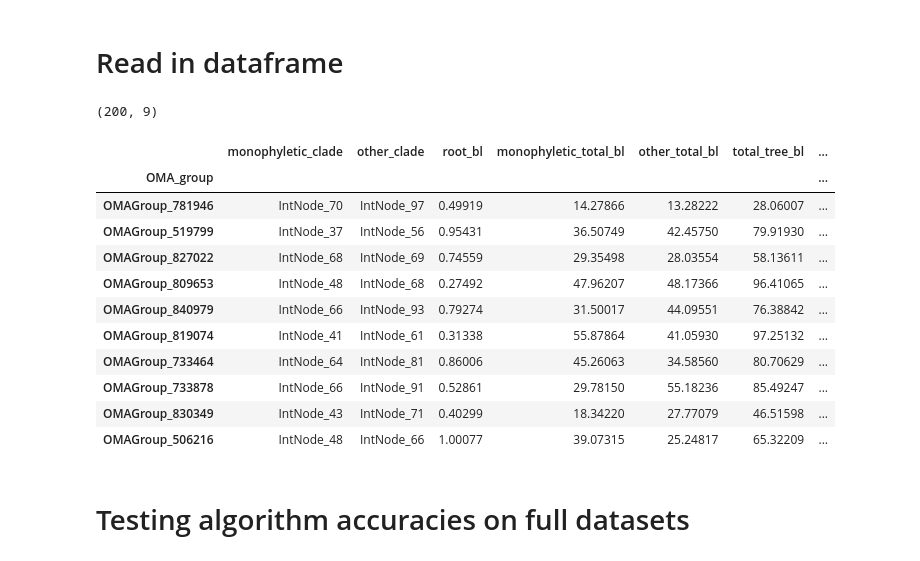
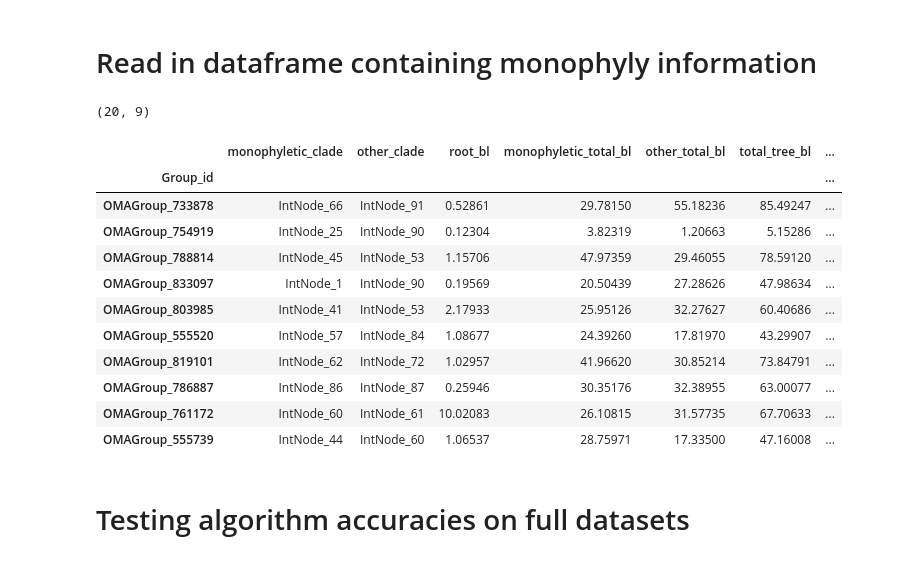
Before and after one commit to adamhockenberry/tree-rooting, a Jupyter notebook: Code/test_performance_systematic_OMA.ipynb, the cells around one changed output. Cells and saved outputs as stored; diff of their text form; code cells hidden in the pictures.

```diff
--- a/Code/test_performance_systematic_OMA.ipynb
+++ b/Code/test_performance_systematic_OMA.ipynb
@@ -11,25 +11,26 @@ from matplotlib import pyplot as plt
 
 from scipy import stats
 # %% [markdown]
-# Read in dataframe
+# Read in dataframe containing monophyly information
 # %%
-monophyly_df = pd.read_csv('../Data/tree_monophyly.csv', index_col='OMA_group')
+monophyly_df = pd.read_csv('../Data/OMA_group_data/eukaryotes/tree_monophyly.csv', index_col='Group_id')
+# monophyly_df = pd.read_csv('../Data/Tria_et_al_data/eukaryotes/tree_monophyly.csv', index_col='Group_id')
 print(monophyly_df.shape)
 monophyly_df.head(n=10)
 # %% [output]
-(200, 9)
+(20, 9)
 |  | monophyletic_clade | other_clade | root_bl | monophyletic_total_bl | other_total_bl | total_tree_bl | ... |
-| OMA_group |  |  |  |  |  |  | ... |
-| OMAGroup_781946 | IntNode_70 | IntNode_97 | 0.49919 | 14.27866 | 13.28222 | 28.06007 | ... |
-| OMAGroup_519799 | IntNode_37 | IntNode_56 | 0.95431 | 36.50749 | 42.45750 | 79.91930 | ... |
-| OMAGroup_827022 | IntNode_68 | IntNode_69 | 0.74559 | 29.35498 | 28.03554 | 58.13611 | ... |
-| OMAGroup_809653 | IntNode_48 | IntNode_68 | 0.27492 | 47.96207 | 48.17366 | 96.41065 | ... |
-| OMAGroup_840979 | IntNode_66 | IntNode_93 | 0.79274 | 31.50017 | 44.09551 | 76.38842 | ... |
-| OMAGroup_819074 | IntNode_41 | IntNode_61 | 0.31338 | 55.87864 | 41.05930 | 97.25132 | ... |
-| OMAGroup_733464 | IntNode_64 | IntNode_81 | 0.86006 | 45.26063 | 34.58560 | 80.70629 | ... |
+| Group_id |  |  |  |  |  |  | ... |
 | OMAGroup_733878 | IntNode_66 | IntNode_91 | 0.52861 | 29.78150 | 55.18236 | 85.49247 | ... |
-| OMAGroup_830349 | IntNode_43 | IntNode_71 | 0.40299 | 18.34220 | 27.77079 | 46.51598 | ... |
-| OMAGroup_506216 | IntNode_48 | IntNode_66 | 1.00077 | 39.07315 | 25.24817 | 65.32209 | ... |
+| OMAGroup_754919 | IntNode_25 | IntNode_90 | 0.12304 | 3.82319 | 1.20663 | 5.15286 | ... |
+| OMAGroup_788814 | IntNode_45 | IntNode_53 | 1.15706 | 47.97359 | 29.46055 | 78.59120 | ... |
+| OMAGroup_833097 | IntNode_1 | IntNode_90 | 0.19569 | 20.50439 | 27.28626 | 47.98634 | ... |
+| OMAGroup_803985 | IntNode_41 | IntNode_53 | 2.17933 | 25.95126 | 32.27627 | 60.40686 | ... |
+| OMAGroup_555520 | IntNode_57 | IntNode_84 | 1.08677 | 24.39260 | 17.81970 | 43.29907 | ... |
+| OMAGroup_819101 | IntNode_62 | IntNode_72 | 1.02957 | 41.96620 | 30.85214 | 73.84791 | ... |
+| OMAGroup_786887 | IntNode_86 | IntNode_87 | 0.25946 | 30.35176 | 32.38955 | 63.00077 | ... |
+| OMAGroup_761172 | IntNode_60 | IntNode_61 | 10.02083 | 26.10815 | 31.57735 | 67.70633 | ... |
+| OMAGroup_555739 | IntNode_44 | IntNode_60 | 1.06537 | 28.75971 | 17.33500 | 47.16008 | ... |
 # %% [markdown]
 # Testing algorithm accuracies on full datasets
 # %%
```
Also changed, not shown: parts of 9 cells of this notebook, 3 other files.
